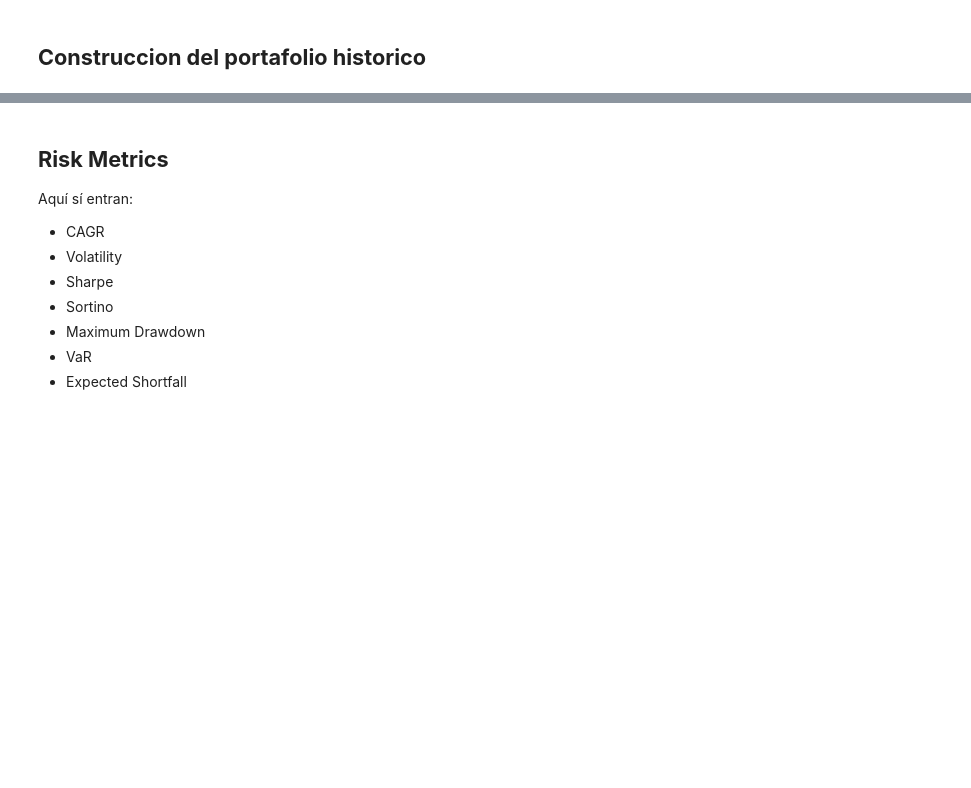
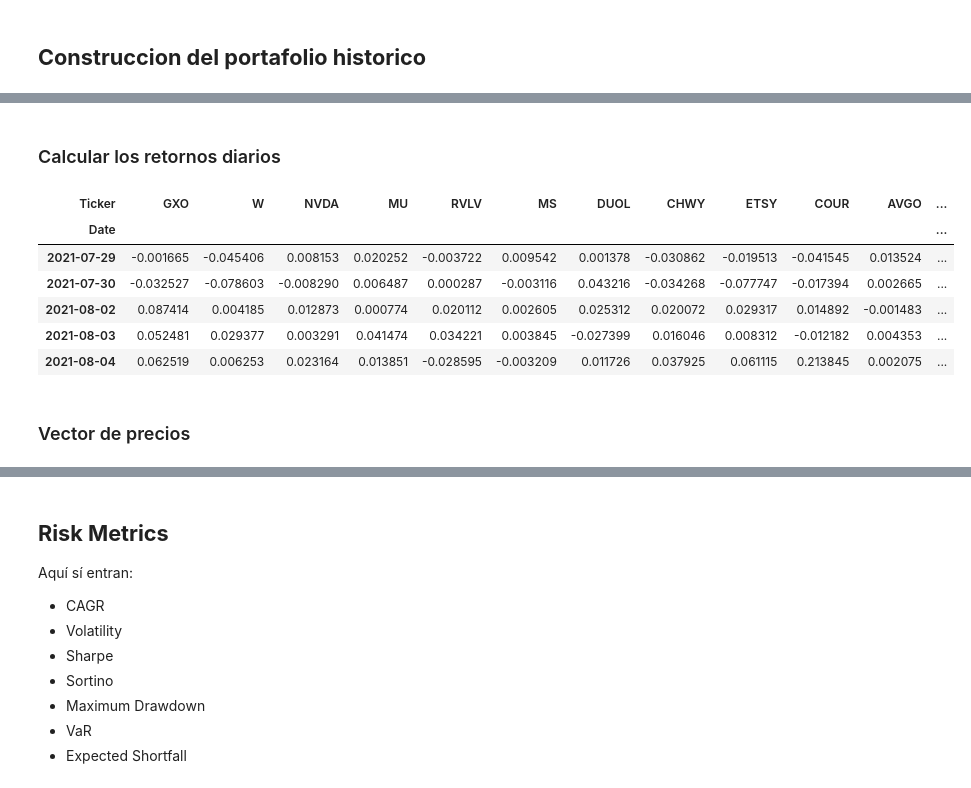
Before and after one commit to Nicosuarezso/portfolio-optimization, a Jupyter notebook: notebooks/04_risk_analysis.ipynb, the cells around one changed output, grey strips where cells are left out. Saved outputs shown, nothing was run; the diff lists cells and outputs as text; code cells hidden in the pictures; blank space fills up the shorter version.

```diff
--- a/notebooks/04_risk_analysis.ipynb
+++ b/notebooks/04_risk_analysis.ipynb
@@ -76,0 +202,19 @@ from src.data_loader import load_dataset
+# %% [markdown]
+### Calcular los retornos diarios
+# %%
+asset_returns = (
+    portfolio_prices
+    .pct_change()
+    .dropna()
+)
+asset_returns.head()
+# %% [output]
+| Ticker | GXO | W | NVDA | MU | RVLV | MS | DUOL | CHWY | ETSY | COUR | AVGO | ... |
+| Date |  |  |  |  |  |  |  |  |  |  |  | ... |
+| 2021-07-29 | -0.001665 | -0.045406 | 0.008153 | 0.020252 | -0.003722 | 0.009542 | 0.001378 | -0.030862 | -0.019513 | -0.041545 | 0.013524 | ... |
+| 2021-07-30 | -0.032527 | -0.078603 | -0.008290 | 0.006487 | 0.000287 | -0.003116 | 0.043216 | -0.034268 | -0.077747 | -0.017394 | 0.002665 | ... |
+| 2021-08-02 | 0.087414 | 0.004185 | 0.012873 | 0.000774 | 0.020112 | 0.002605 | 0.025312 | 0.020072 | 0.029317 | 0.014892 | -0.001483 | ... |
+| 2021-08-03 | 0.052481 | 0.029377 | 0.003291 | 0.041474 | 0.034221 | 0.003845 | -0.027399 | 0.016046 | 0.008312 | -0.012182 | 0.004353 | ... |
+| 2021-08-04 | 0.062519 | 0.006253 | 0.023164 | 0.013851 | -0.028595 | -0.003209 | 0.011726 | 0.037925 | 0.061115 | 0.213845 | 0.002075 | ... |
+# %% [markdown]
+### Vector de precios
```
Also changed, not shown: parts of 40 cells of this notebook.
